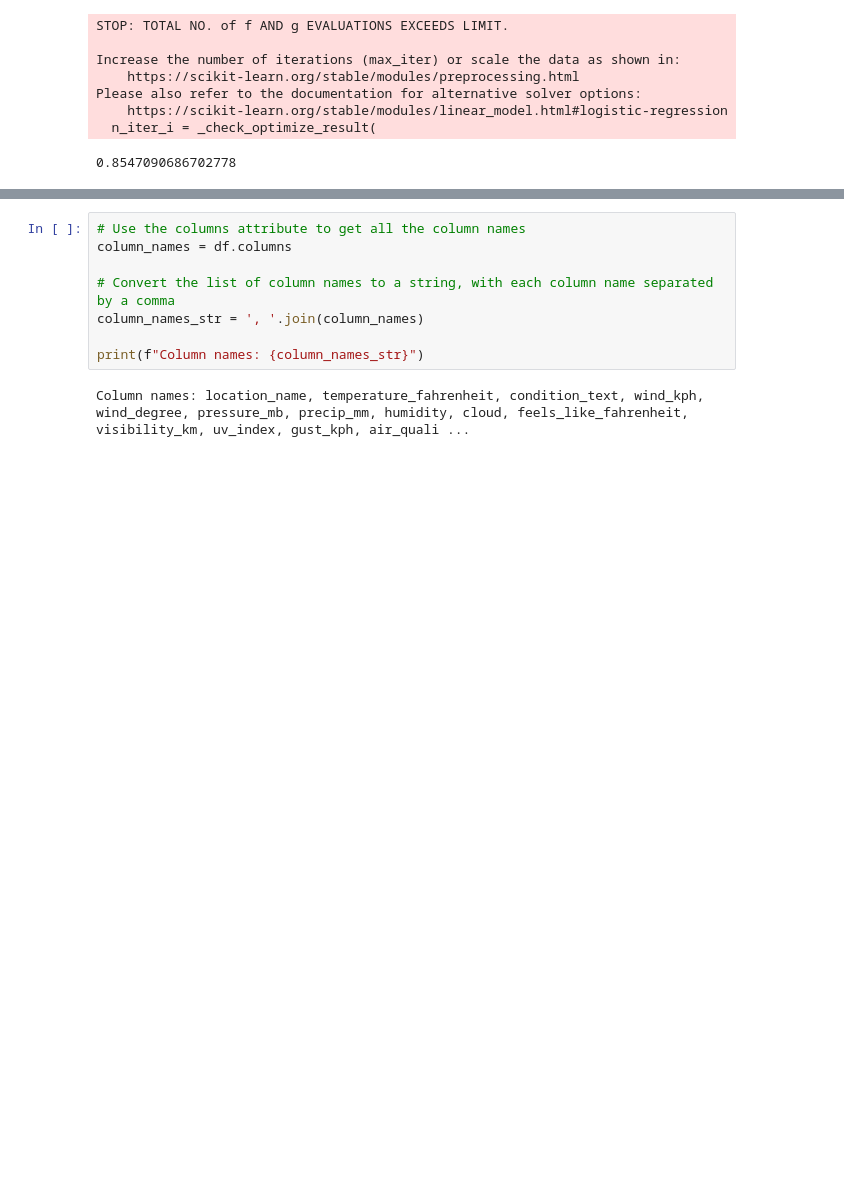
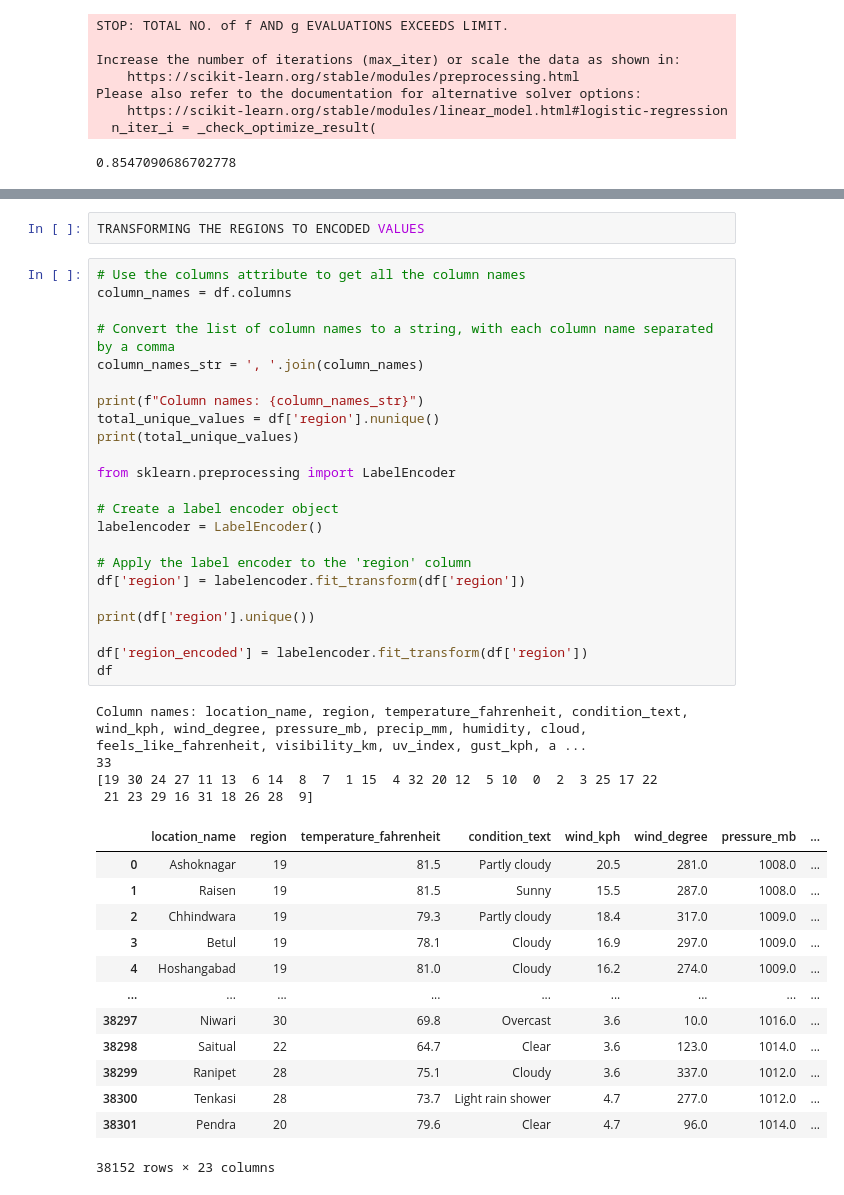
Before and after one commit to DarkEmpress/RainCheck-Your-Ultimate-Weather-Companion-for-India, a Jupyter notebook: weather_forecast.ipynb, the cells around one changed output, grey strips where cells are left out. Cells and saved outputs as stored; diff of their text form; blank space fills up the shorter version.

```diff
--- a/weather_forecast.ipynb
+++ b/weather_forecast.ipynb
@@ -470,10 +470,43 @@ Accuracy: 0.909186214126589
+# %%
+TRANSFORMING THE REGIONS TO ENCODED VALUES
 # %%
 # Use the columns attribute to get all the column names
 column_names = df.columns
 
 # Convert the list of column names to a string, with each column name separated by a comma
 column_names_str = ', '.join(column_names)
 
 print(f"Column names: {column_names_str}")
+total_unique_values = df['region'].nunique()
+print(total_unique_values)
+
+from sklearn.preprocessing import LabelEncoder
+
+# Create a label encoder object
+labelencoder = LabelEncoder()
+
+# Apply the label encoder to the 'region' column
+df['region'] = labelencoder.fit_transform(df['region'])
+
+print(df['region'].unique())
+
+df['region_encoded'] = labelencoder.fit_transform(df['region'])
+df
 # %% [output]
-Column names: location_name, temperature_fahrenheit, condition_text, wind_kph, wind_degree, pressure_mb, precip_mm, humidity, cloud, feels_like_fahrenheit, visibility_km, uv_index, gust_kph, air_quali ...
+Column names: location_name, region, temperature_fahrenheit, condition_text, wind_kph, wind_degree, pressure_mb, precip_mm, humidity, cloud, feels_like_fahrenheit, visibility_km, uv_index, gust_kph, a ...
+33
+[19 30 24 27 11 13  6 14  8  7  1 15  4 32 20 12  5 10  0  2  3 25 17 22
+ 21 23 29 16 31 18 26 28  9]
+|  | location_name | region | temperature_fahrenheit | condition_text | wind_kph | wind_degree | pressure_mb | ... |
+| 0 | Ashoknagar | 19 | 81.5 | Partly cloudy | 20.5 | 281.0 | 1008.0 | ... |
+| 1 | Raisen | 19 | 81.5 | Sunny | 15.5 | 287.0 | 1008.0 | ... |
+| 2 | Chhindwara | 19 | 79.3 | Partly cloudy | 18.4 | 317.0 | 1009.0 | ... |
+| 3 | Betul | 19 | 78.1 | Cloudy | 16.9 | 297.0 | 1009.0 | ... |
+| 4 | Hoshangabad | 19 | 81.0 | Cloudy | 16.2 | 274.0 | 1009.0 | ... |
+| ... | ... | ... | ... | ... | ... | ... | ... | ... |
+| 38297 | Niwari | 30 | 69.8 | Overcast | 3.6 | 10.0 | 1016.0 | ... |
+| 38298 | Saitual | 22 | 64.7 | Clear | 3.6 | 123.0 | 1014.0 | ... |
+| 38299 | Ranipet | 28 | 75.1 | Cloudy | 3.6 | 337.0 | 1012.0 | ... |
+| 38300 | Tenkasi | 28 | 73.7 | Light rain shower | 4.7 | 277.0 | 1012.0 | ... |
+| 38301 | Pendra | 20 | 79.6 | Clear | 4.7 | 96.0 | 1014.0 | ... |
+38152 rows × 23 columns
```
Also changed, not shown: parts of 3 cells of this notebook.
